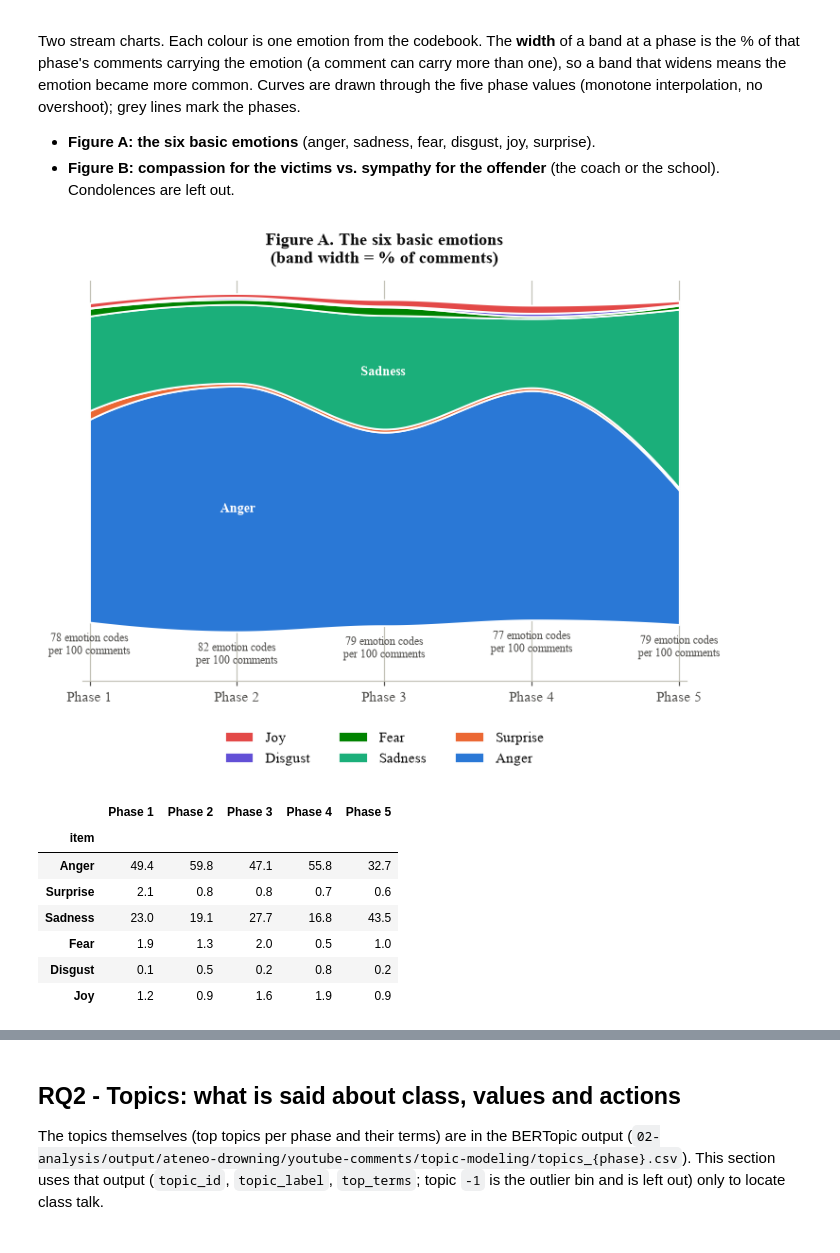
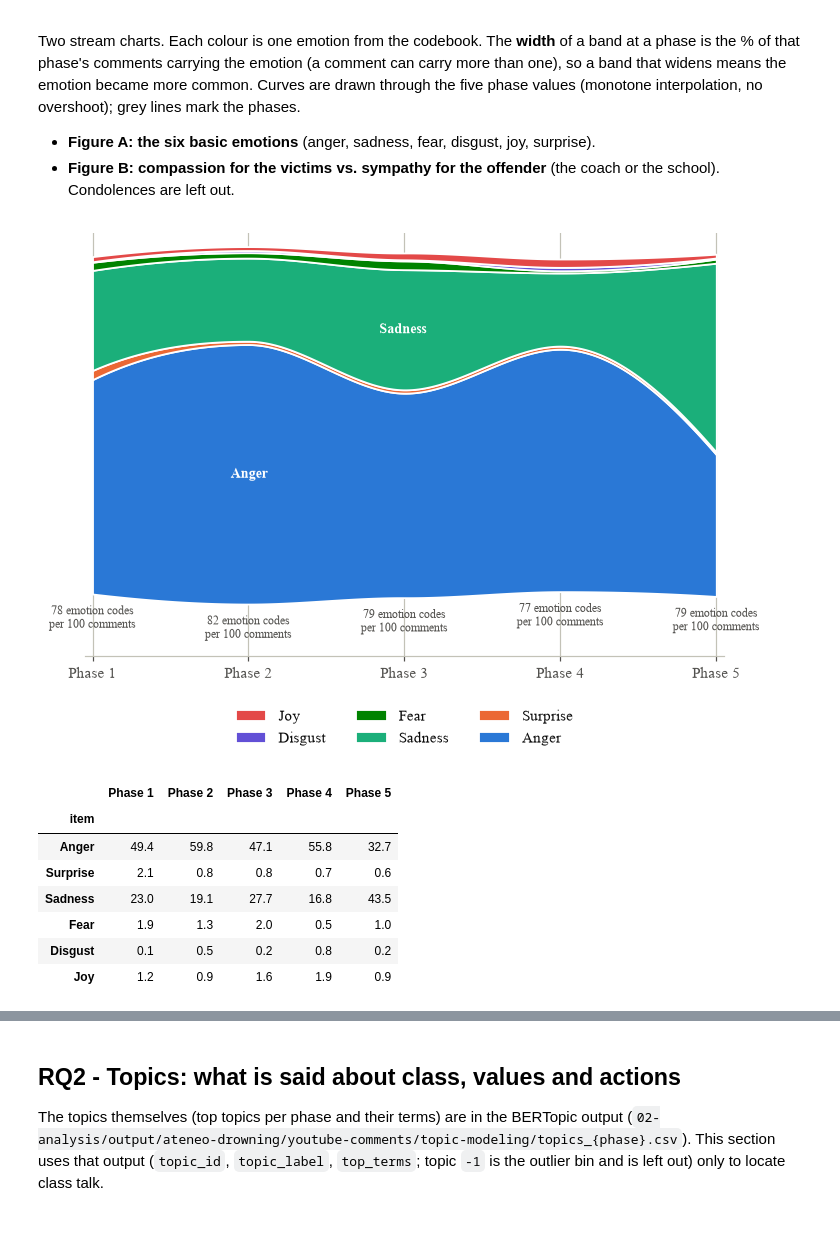
Before and after one commit to mbchavez27/crisis-management-analysis, a Jupyter notebook: 04-statistical-analysis/notebooks/03-findings.ipynb, the cells around one changed output, grey strips where cells are left out. Saved outputs shown, nothing was run; the diff lists cells and outputs as text; code cells hidden in the pictures.

```diff
--- a/04-statistical-analysis/notebooks/03-findings.ipynb
+++ b/04-statistical-analysis/notebooks/03-findings.ipynb
@@ -547,35 +543,34 @@ def stream(codes, title, fname, label_min=6, note=None, pad=16):
                  edgecolor="#ffffff", linewidth=1.2)
     mids = -smooth.sum(axis=0) / 2 + np.cumsum(smooth, 0) - smooth / 2
     inner = (xs > 0.4) & (xs < len(PHASES) - 1.4)
     for i, name in enumerate(rates.index):
         if rates.iloc[i].max() >= label_min:
             j = np.flatnonzero(inner)[np.argmax(smooth[i, inner])]
             ax.text(xs[j], mids[i, j], name, ha="center", va="center", fontsize=9, color="#ffffff", fontweight="bold")
     for xi in x:
         ax.axvline(xi, color="#c3c2b7", linewidth=0.8, zorder=0)
     tot = rates.sum()
     for xi, ph in zip(x, PHASE_LABELS):
         ax.text(xi, -tot[ph] / 2 - pad * 0.15, note(rates[ph]), ha="center", va="top", fontsize=8, color="#52514e")
     ax.set_xticks(x, PHASE_LABELS)
     ax.set_yticks([])
     ax.grid(False)
     ax.spines["left"].set_visible(False)
     ax.set_xlim(-0.05, len(PHASES) - 0.95)
     ax.set_ylim(-tot.max() / 2 - pad * 0.75, tot.max() / 2 + pad * 0.2)
-    ax.set_title(title, pad=12, loc="center")
     h, l = ax.get_legend_handles_labels()
     ax.legend(h[::-1], l[::-1], loc="upper center", bbox_to_anchor=(0.5, 0), ncol=3,
               bbox_transform=offset_copy(ax.transAxes, fig=fig, y=-26, units="points"))
     save(fig, fname)
     plt.show()
     return rates.round(1)
 
 basic = stream(["ANGER", "SURPRISE", "SADNESS", "FEAR", "DISGUST", "JOY"],
                "Figure A. The six basic emotions\n(band width = % of comments)",
                "rq1_emotion_stream_basic", note=lambda r: f"{r.sum():.0f} emotion codes\nper 100 comments")
 basic
 # %% [output]
-[figure, old version]
+[figure, new version]
 |  | Phase 1 | Phase 2 | Phase 3 | Phase 4 | Phase 5 |
 | item |  |  |  |  |  |
 | Anger | 49.4 | 59.8 | 47.1 | 55.8 | 32.7 |
```
Also changed, not shown: parts of 17 cells of this notebook, 25 other files.
